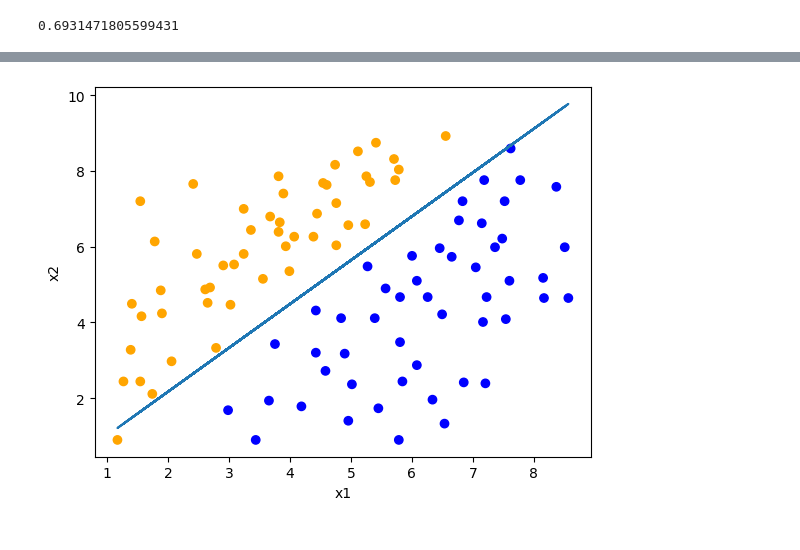
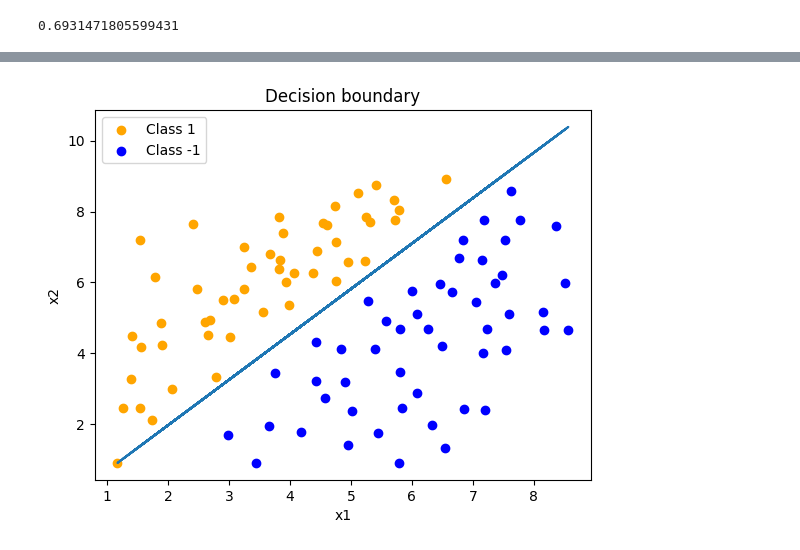
Before and after one commit to xPREMy/IML_LAB, a Jupyter notebook: LAB_2/Q2.ipynb, the cells around one changed output, grey strips where cells are left out. Saved outputs shown, nothing was run; the diff lists cells and outputs as text; code cells hidden in the pictures.

```diff
--- a/LAB_2/Q2.ipynb
+++ b/LAB_2/Q2.ipynb
@@ -300,9 +254,18 @@ print(weights)
-# %%
-clr=df["Y"].map({1:"orange",-1:"blue"})
-plt.scatter(df["x1"],df["x2"],c=clr)
-plt.plot(df["x1"],-(weights[2]+df["x1"]*weights[0])/weights[1])
-plt.xlabel("x1")
-plt.ylabel("x2")
-plt.show()
-# %% [output]
-[figure, removed]
+# %%
+weights=logistic_model.weights
+plt.scatter(df[df["Y"] == 1]["x1"],
+            df[df["Y"] == 1]["x2"],
+            c="orange",
+            label="Class 1")
+plt.scatter(df[df["Y"] == -1]["x1"],
+            df[df["Y"] == -1]["x2"],
+            c="blue",
+            label="Class -1")
+plt.plot(df["x1"],-(weights[2]+df["x1"]*weights[0])/weights[1])
+plt.xlabel("x1")
+plt.ylabel("x2")
+plt.title("Decision boundary")
+plt.legend()
+plt.show()
+# %% [output]
+[figure, added]
```
Also changed, not shown: parts of 13 cells of this notebook, 11 other files.
